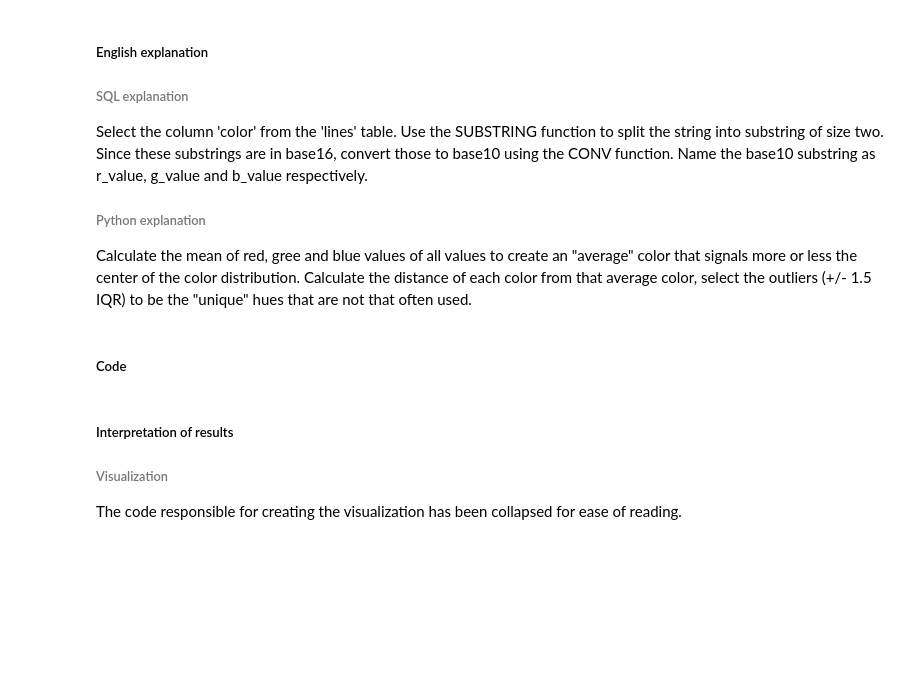
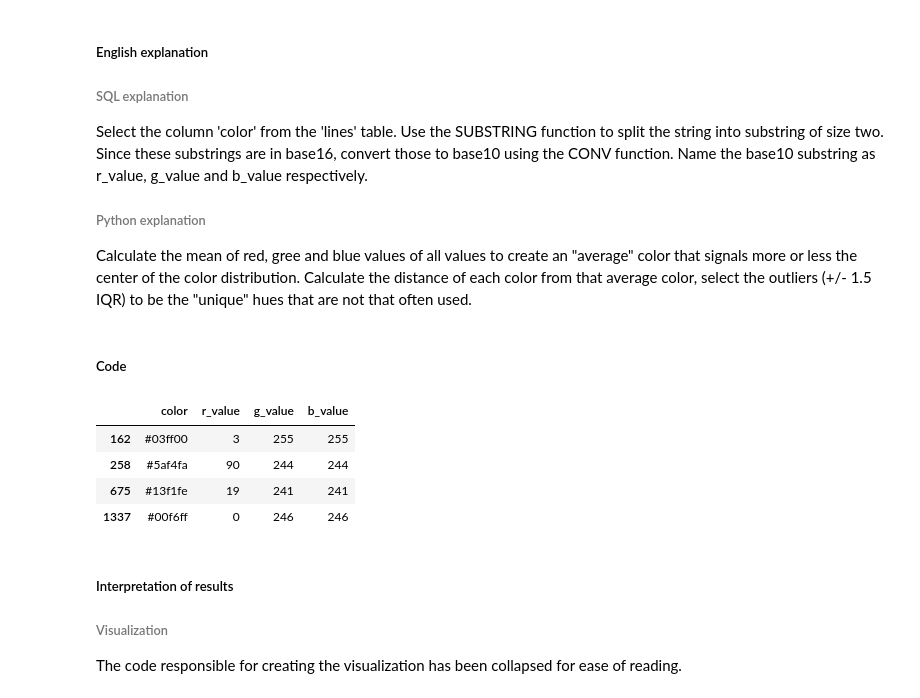
Before and after one commit to ejgenc/data-analysis_city-lines, a Jupyter notebook: notebooks/data-analysis.ipynb, the cells around one changed output. Saved outputs shown, nothing was run; the diff lists cells and outputs as text; code cells hidden in the pictures; blank space fills up the shorter version.

```diff
--- a/notebooks/data-analysis.ipynb
+++ b/notebooks/data-analysis.ipynb
@@ -433,33 +434,40 @@ SELECT l.color,
 """
 
 result = pd.read_sql(sql_query, conn)
 
 # Create a NumPy array of LAB colors through hex -> normalized RGB (0 to 1) -> CIE LAB
 lab_colors = skimage.color.rgb2lab(
              colour.notation.HEX_to_RGB(
              result.loc[:, "color"].to_numpy(dtype="str")))
 
 # Calculate the "average" color in HEX format
 avgs = {colname: value for colname, value in zip([col for col in result.columns if col != "color"],
                                                  [int(result.loc[:, col].astype(int).mean()) for col in result.columns if col != "color"])}
 hex_avg_color = "#" + "".join(val for val in [np.base_repr(val, 16) for val in avgs.values()])
 # Get the LAB version through the same steps
 lab_avg_color = skimage.color.rgb2lab(
                 colour.notation.HEX_to_RGB(
                 hex_avg_color))
 
 # For each color, calculate the diff. from the average color
 diffs = colour.difference.delta_E(lab_colors, lab_avg_color, "CIE 2000")
 
 # Create a mask for the outliers: Values +1.5 IQR away from Quarter 3 or -1.5 IQR away Quarter 1
 q25, q75 = np.percentile(diffs, [25, 75])
 iqr = q75 - q25
 lower_bounds = q25 - (1.5 * iqr)
 upper_bounds = q75 + (1.5 * iqr)
 outlier_mask = np.logical_or(diffs < lower_bounds, diffs > upper_bounds)
 
 # Subset the dataframe according to the outlier mask
 outlier_colors = result.loc[outlier_mask, :]
+outlier_colors = outlier_colors.loc[outlier_colors["color"] != "#726464",:]
+# %% [output]
+|  | color | r_value | g_value | b_value |
+| 162 | #03ff00 | 3 | 255 | 255 |
+| 258 | #5af4fa | 90 | 244 | 244 |
+| 675 | #13f1fe | 19 | 241 | 241 |
+| 1337 | #00f6ff | 0 | 246 | 246 |
 # %% [markdown]
 ##### Interpretation of results
 
```
Also changed, not shown: parts of 9 cells of this notebook.
